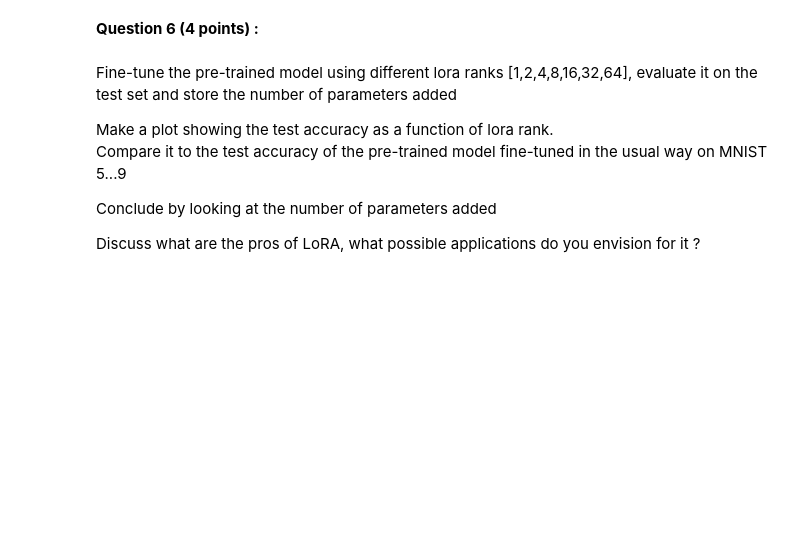
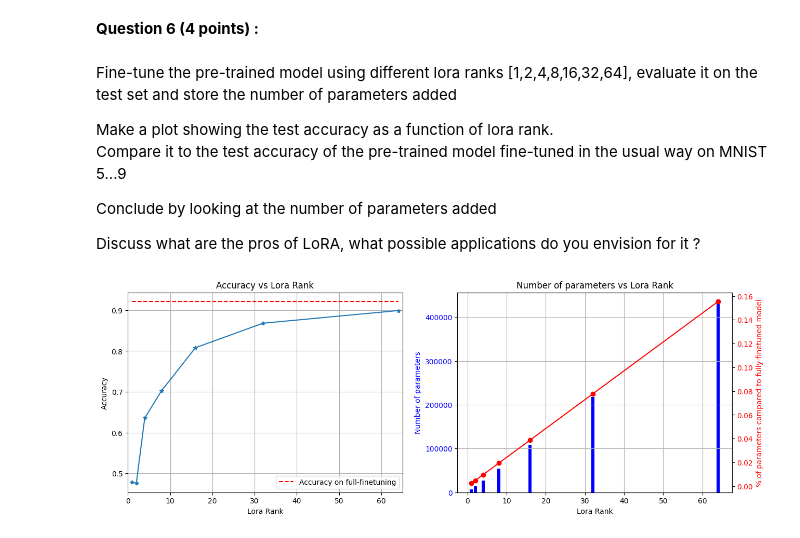
Before and after one commit to HalvardBariller/practical-deep-learning, a Jupyter notebook: 3_TransferLearning/TP4_LoRA.ipynb, the cells around one changed output. Drawn from its saved outputs; the diff is of its cells as text; code cells hidden in the pictures; blank space fills up the shorter version.

```diff
--- a/3_TransferLearning/TP4_LoRA.ipynb
+++ b/3_TransferLearning/TP4_LoRA.ipynb
@@ -417,0 +478,6 @@ Make a function that counts the number of parameters introduced by lora ( use th
+# %%
+# Count the parameters introduced by lora layers
+def count_parameters(model):
+    return sum(p.numel() for p in model.parameters() if p.requires_grad)
+
+print(f'Total number of parameters in the modified model: {count_parameters(modified_net):,}')
@@ -454,3 +548,42 @@ Compare it to the test accuracy of the pre-trained model fine-tuned in the usual
 Conclude by looking at the number of parameters added
 
 Discuss what are the pros of LoRA, what possible applications do you envision for it ?
+# %%
+lora_ranks = [1, 2, 4, 8, 16, 32, 64]
+accuracies = []
+
+for lora_rank in lora_ranks:
+    modified_net = ModifiedClassifier(lora_rank, init="KaimingU").to(device)
+    train(train_loader_subset2, val_loader_subset2, "subset2", modified_net, epochs=10)
+    accuracy = test(test_loader_subset2, "Testing_subset2", modified_net, {i: 0 for i in range(5, 10)})
+    accuracies.append(accuracy)
+# %%
+fig, ax = plt.subplots(1, 2, figsize=(15, 5))
+
+ax[0].plot(lora_ranks, accuracies, marker='*')
+ax[0].hlines(y=accuracy_fully_finetuned, xmin=1, xmax=64, color='r', linestyle='--', label='Accuracy on full-finetuning')
+ax[0].set_xlim(0, 65)
+ax[0].set_xlabel('Lora Rank')
+ax[0].set_ylabel('Accuracy')
+ax[0].set_title('Accuracy vs Lora Rank')
+# Add grid
+ax[0].grid()
+ax[0].legend(loc = 'lower right')
+
+ax[1].bar(lora_ranks, [count_parameters(ModifiedClassifier(rank, init="KaimingU")) for rank in lora_ranks], color='b')
+# ax[1].hlines(y=count_parameters(net), xmin=1, xmax=64, color='r', linestyle='--', label='Fully finetuned')
+ax[1].grid()
+ax[1].set_xlabel('Lora Rank')
+ax[1].set_ylabel('Number of parameters', color='b')
+ax[1].tick_params(axis='y', labelcolor='b')
+ax[1].set_title('Number of parameters vs Lora Rank')
+
+ax2 = ax[1].twinx()
+ax2.plot(lora_ranks, [count_parameters(ModifiedClassifier(rank, init="KaimingU"))/count_parameters(net)
+                      for rank in lora_ranks], color='r', marker='o')
+ax2.set_ylabel('% of parameters compared to fully-finetuned model', color='r')
+ax2.tick_params(axis='y', labelcolor='r')
+
+plt.show()
+# %% [output]
+[figure, added]
```
Also changed, not shown: parts of 21 cells of this notebook, 11 other files.
